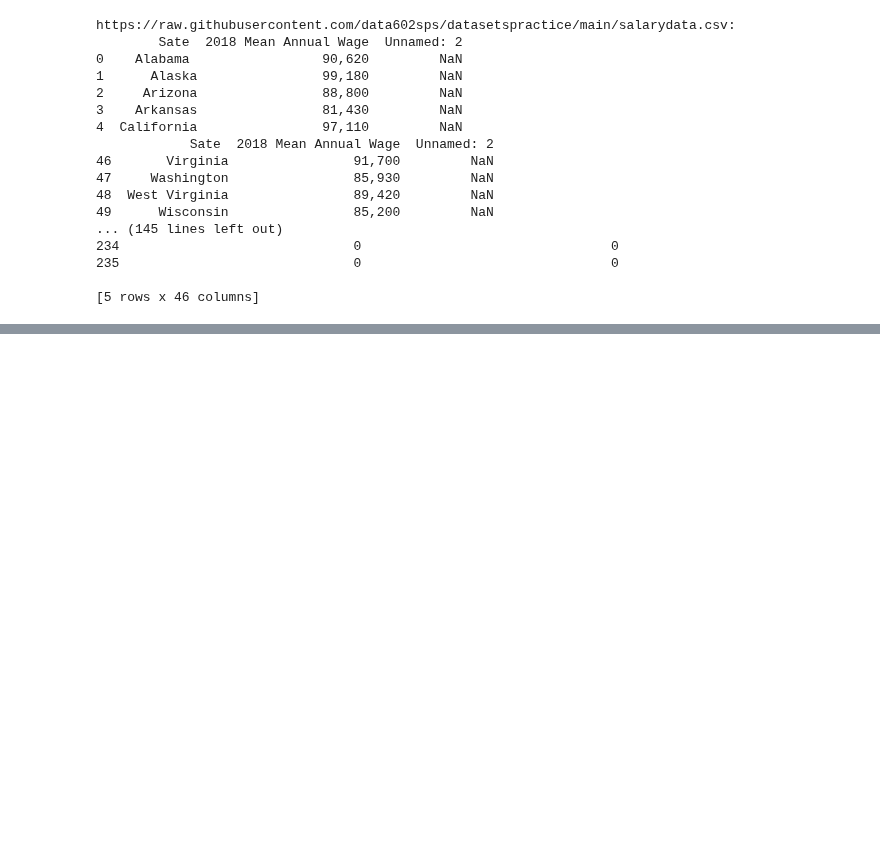
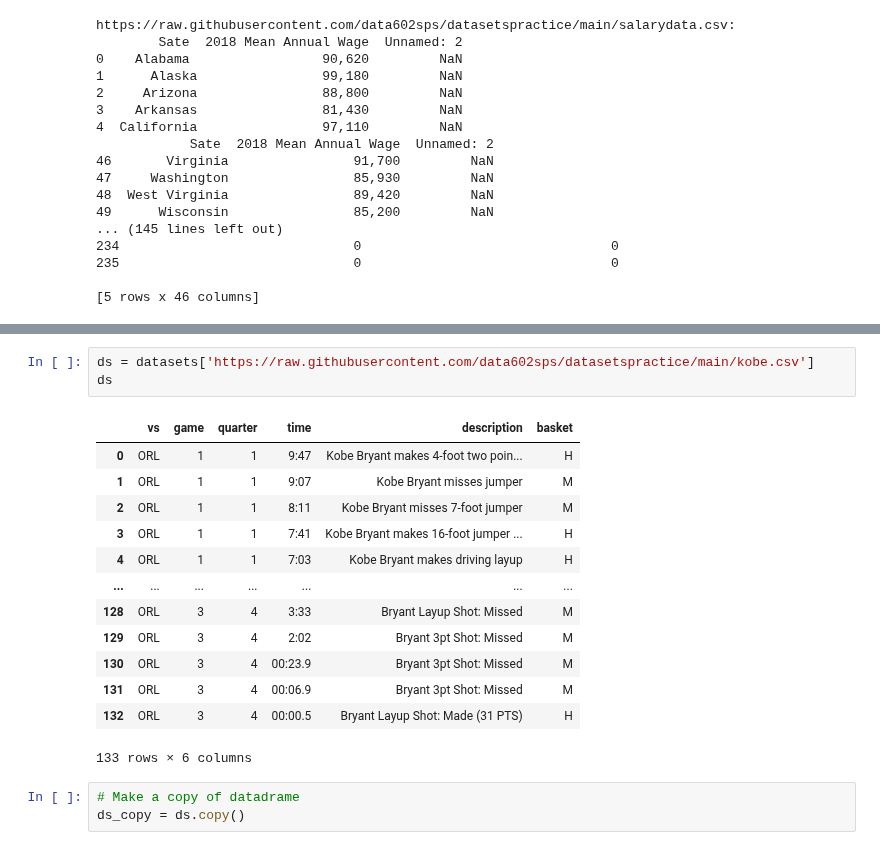
Before and after one commit to himalayahall/DATA602, a Jupyter notebook: 602_Assignment06.ipynb, the cells around one changed output, grey strips where cells are left out. Drawn from its saved outputs; the diff is of its cells as text; blank space fills up the shorter version.

```diff
--- a/602_Assignment06.ipynb
+++ b/602_Assignment06.ipynb
@@ -145,0 +155,20 @@ https://raw.githubusercontent.com/data602sps/datasetspractice/main/salarydata.cs
+# %%
+ds = datasets['https://raw.githubusercontent.com/data602sps/datasetspractice/main/kobe.csv']
+ds
+# %% [output]
+|  | vs | game | quarter | time | description | basket |
+| 0 | ORL | 1 | 1 | 9:47 | Kobe Bryant makes 4-foot two poin... | H |
+| 1 | ORL | 1 | 1 | 9:07 | Kobe Bryant misses jumper | M |
+| 2 | ORL | 1 | 1 | 8:11 | Kobe Bryant misses 7-foot jumper | M |
+| 3 | ORL | 1 | 1 | 7:41 | Kobe Bryant makes 16-foot jumper ... | H |
+| 4 | ORL | 1 | 1 | 7:03 | Kobe Bryant makes driving layup | H |
+| ... | ... | ... | ... | ... | ... | ... |
+| 128 | ORL | 3 | 4 | 3:33 | Bryant Layup Shot: Missed | M |
+| 129 | ORL | 3 | 4 | 2:02 | Bryant 3pt Shot: Missed | M |
+| 130 | ORL | 3 | 4 | 00:23.9 | Bryant 3pt Shot: Missed | M |
+| 131 | ORL | 3 | 4 | 00:06.9 | Bryant 3pt Shot: Missed | M |
+| 132 | ORL | 3 | 4 | 00:00.5 | Bryant Layup Shot: Made (31 PTS) | H |
+133 rows × 6 columns
+# %%
+# Make a copy of datadrame
+ds_copy = ds.copy()
```
Also changed, not shown: parts of 6 cells of this notebook.
